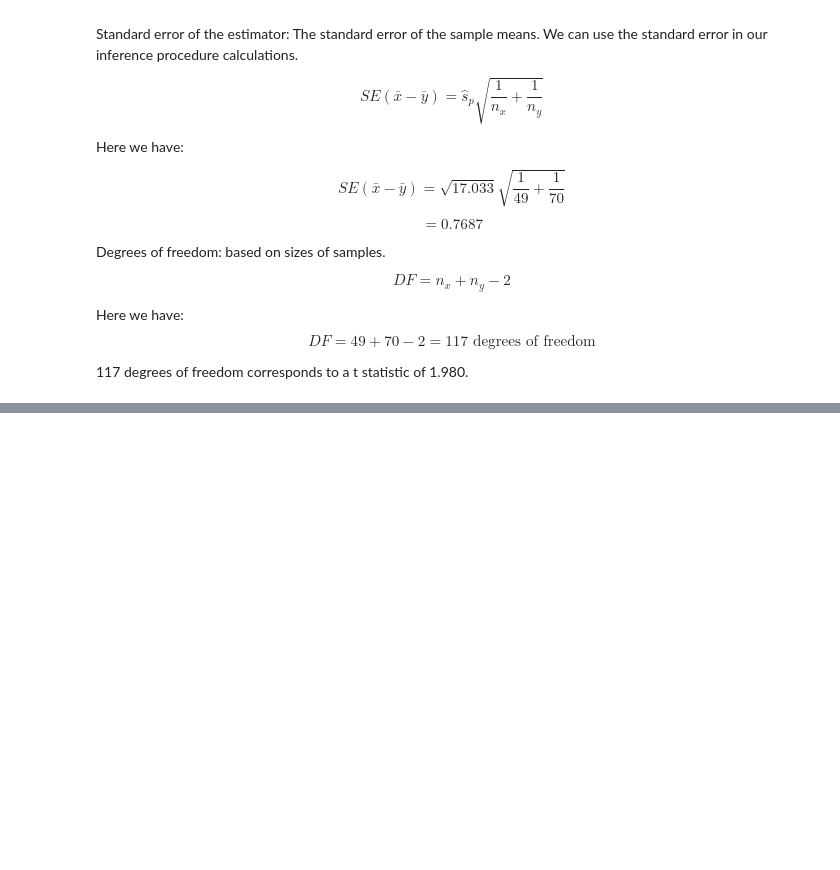
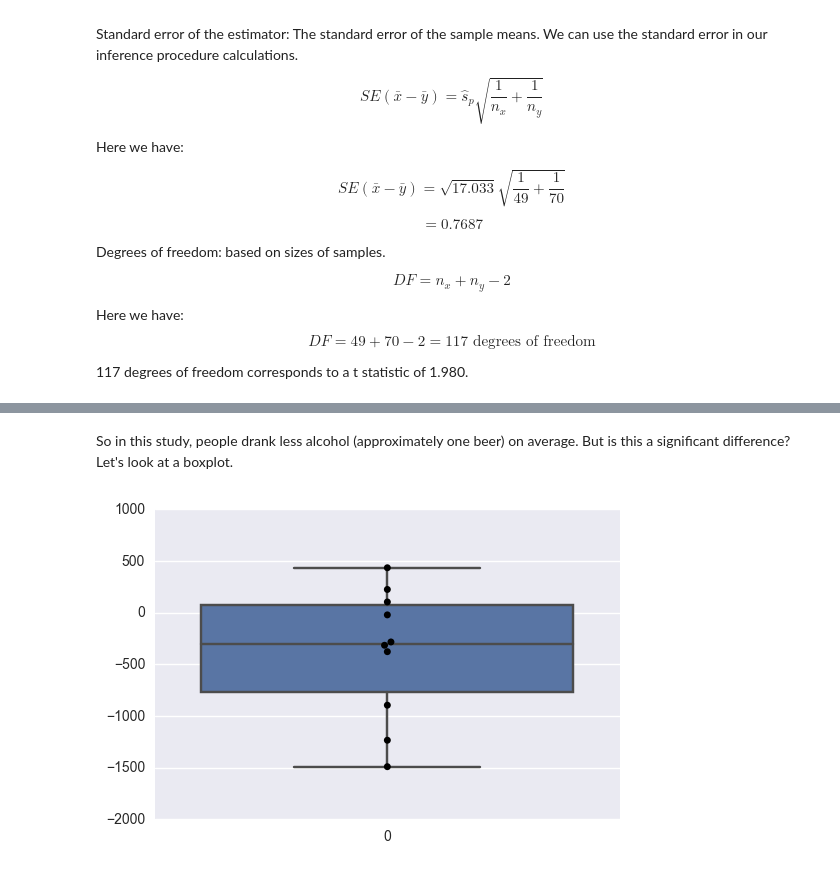
Before and after one commit to hichana/data-science-quiver, a Jupyter notebook: Statistics.ipynb, the cells around one changed output, grey strips where cells are left out. Cells and saved outputs as stored; diff of their text form; code cells hidden in the pictures; blank space fills up the shorter version.

```diff
--- a/Statistics.ipynb
+++ b/Statistics.ipynb
@@ -271,0 +302,11 @@ There is strong evidence that those seeking compensation for PTSD tend to score
+# %% [markdown]
+So in this study, people drank less alcohol (approximately one beer) on average. But is this a significant difference? Let's look at a boxplot.
+# %%
+import seaborn as sns
+import matplotlib.pyplot as plt
+
+ax = sns.boxplot(data=diff)
+ax = sns.swarmplot(data=diff, color='.0')
+plt.show()
+# %% [output]
+[figure, added]
```
Also changed, not shown: parts of 26 cells of this notebook, 2 other files.
